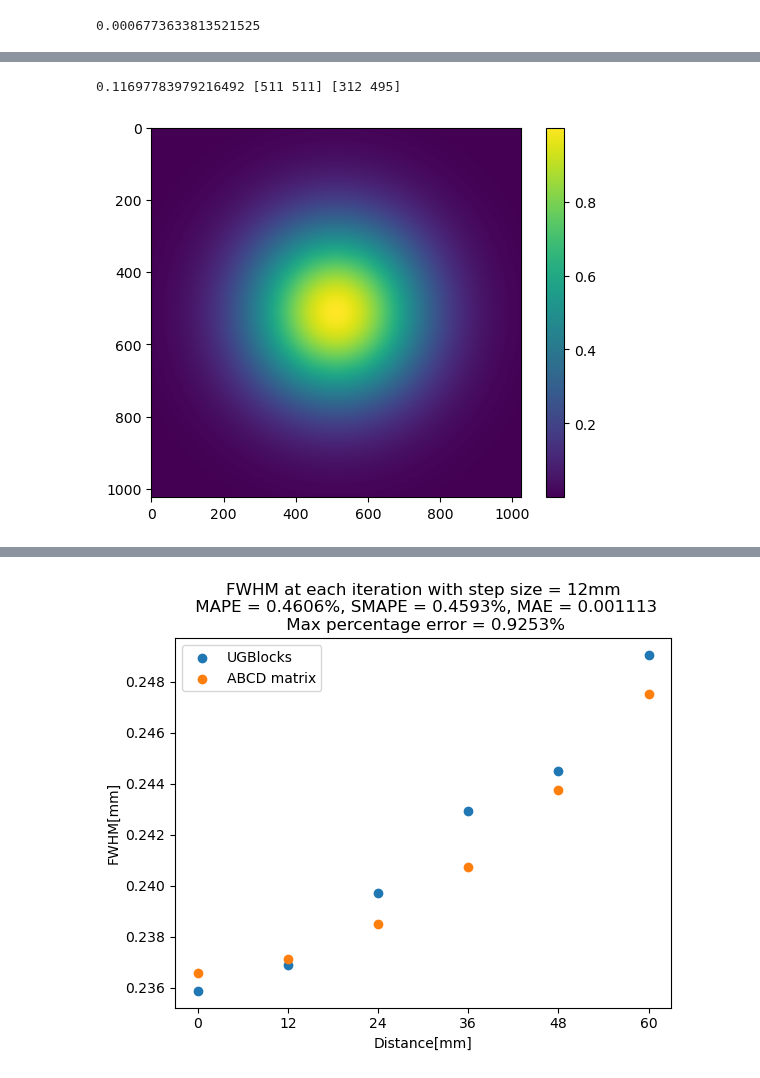
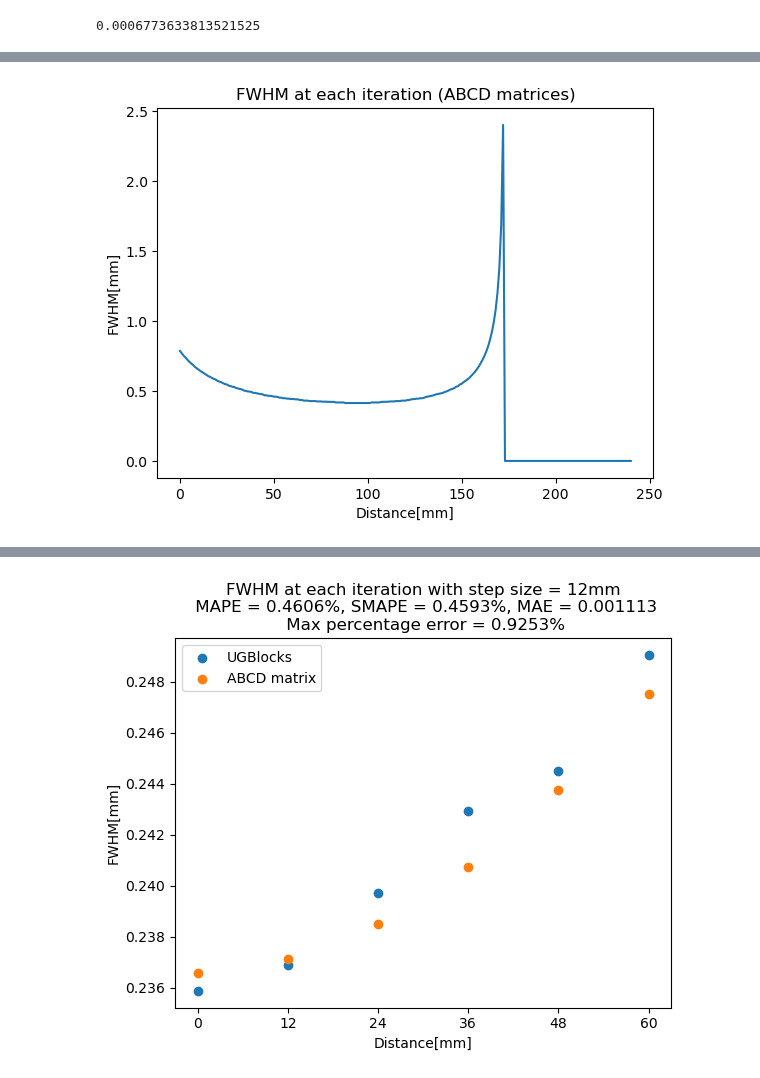
Before and after one commit to kskarthiksk/gaussian_duct_1, a Jupyter notebook: graph.ipynb, the cells around one changed output, grey strips where cells are left out. Saved outputs shown, nothing was run; the diff lists cells and outputs as text; code cells hidden in the pictures.

```diff
--- a/graph.ipynb
+++ b/graph.ipynb
@@ -105,11 +27,0 @@ plt.show()
-# %%
-q_real = df["q param real"]
-q_imag = df["q param imag"]
-radius = (wavelength / np.pi) * (q_imag + (q_real*q_real)/q_imag)
-# radius = (500e-9 / np.pi) * q_imag
-# print(radius)
-plt.plot(np.arange(0, df.index.size, 1), radius*1e3)
-plt.ylabel("Beam Radius[mm]")
-plt.xlabel("Distance[mm]")
-plt.title("Beam radius at each iteration")
-plt.show()
@@ -118,5 +27,0 @@ plt.show()
-# %%
-q_real = 0.001666152303400
-q_imag = 0.000020854040332
-# (500e-9 / np.pi) * ((q_imag + (q_real*q_real))/q_imag)
-np.pi
@@ -125,25 +49,37 @@ np.pi
 # %%
-wSG = 0.0997186335
-width = 0.3
-length = 1024
+fwhm = []
+length = pow(2,10)
+width = 9000e-6
 x = np.linspace(-width/2, width/2, length)
 y = np.linspace(-width/2, width/2, length)
 xx, yy = np.meshgrid(x,y)
-k = 2*np.pi/wavelength
-R = 2.0385672164
-
-E = np.exp(-(xx*xx + yy*yy)/(wSG*wSG))
-E = E*np.exp(-1j*k*(xx*xx+yy*yy)/(2*R))
-Y = np.abs(E)**2
-half_max = np.max(Y) / 2.0
-maxIndex = np.array(np.unravel_index(np.argmax(Y), Y.shape))
-left_idx = np.array(np.unravel_index(np.argmax(Y > half_max), Y.shape))
-fwhm=(np.sqrt(np.sum((maxIndex - left_idx)**2)))*2 * width/length
-print(fwhm, maxIndex, left_idx)
-plt.imshow(Y)
-plt.colorbar()
+k = 2*np.pi / wavelength
+# y = np.linspace(-width/2, width/2, length)
+for i in range(0,df.index.size):
+    q_real = df.iloc[i]["q param real"]
+    q_imag = df.iloc[i]["q param imag"]
+    q = q_real + 1j*q_imag
+    qr = 1/((1/q).real)
+    qi = -1/((1/q).imag)
+    Y = np.abs((1/(q)) * np.exp((-1j * k * (xx*xx + yy*yy)/(2*qr)) - (k*(xx*xx + yy*yy)/(2*qi))))**2     # FWHM 2D
+    # Y = np.abs((1/(q)) * np.exp(-1j * k * (q_real - 0.002 + ((xx*xx + yy*yy) / (2 * (q))))))**2     # FWHM 2D
+    # Y = np.abs((1/(q)) * np.exp(-1j * k * (q_real + ((x*x) / (2 * (q))))))**2             # FWHM 1D
+    half_max = np.max(Y) / 2.0
+    maxIndex = np.array(np.unravel_index(np.argmax(Y), Y.shape))
+    #find when function crosses line half_max (when sign of diff flips)
+    #take the 'derivative' of signum(half_max - Y[])
+    # d = np.sign(half_max - np.array(Y[0:-1])) - np.sign(half_max - np.array(Y[1:]))
+    #plot(X[0:len(d)],d) #if you are interested
+    #find the left and right most indexes
+    left_idx = np.array(np.unravel_index(np.argmax(Y > half_max), Y.shape))
+    # dist = (maxIndex - left_idx)**2
+    fwhm.append((np.sqrt(np.sum((maxIndex - left_idx)**2)))*2 * width/length) #return the difference (full width)
+fwhm = np.array(fwhm)*1e3
+plt.plot(np.arange(0, df.index.size, 1), fwhm)
+plt.ylabel("FWHM[mm]")
+plt.xlabel("Distance[mm]")
+plt.title("FWHM at each iteration (ABCD matrices)")
 plt.show()
 # %% [output]
-0.11697783979216492 [511 511] [312 495]
-[figure, old version]
+[figure, new version]
 # %%
```
Also changed, not shown: parts of 49 cells of this notebook, 5 other files.
